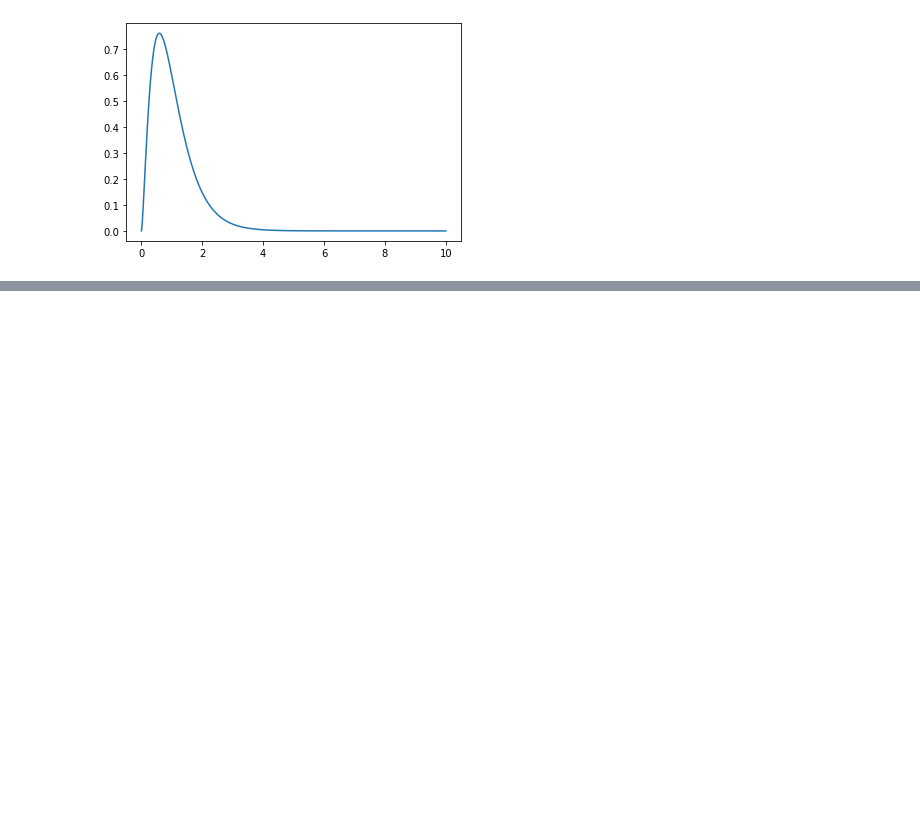
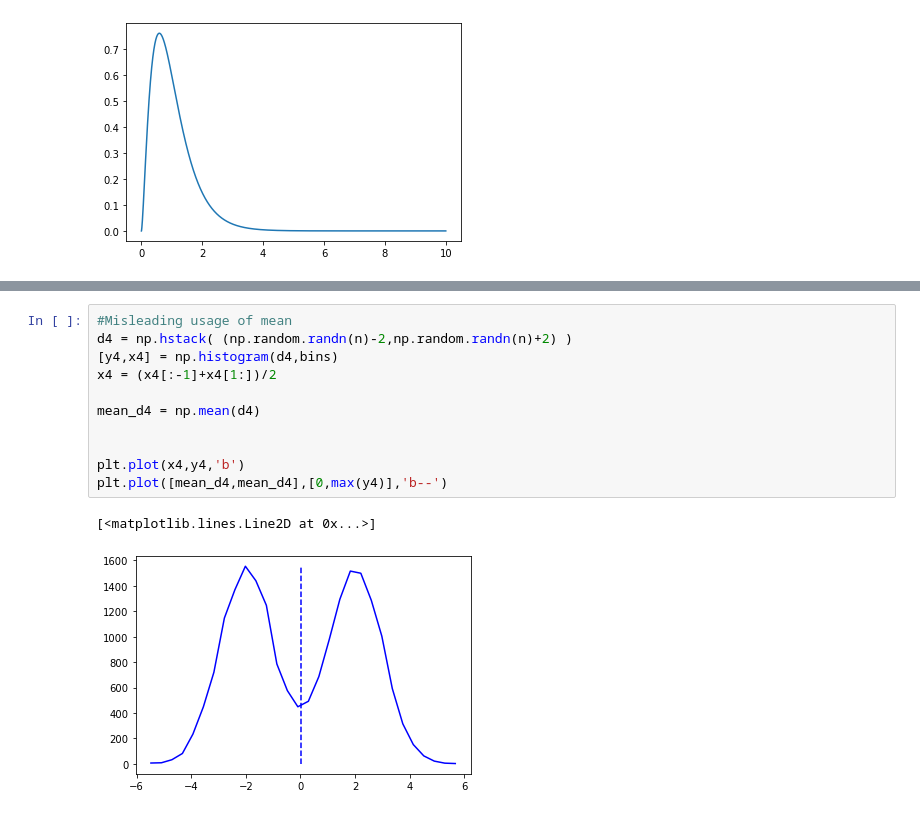
Before and after one commit to kelsklane/stat_practice, a Jupyter notebook: Practice_notebooks/Descriptive_Stats.ipynb, the cells around one changed output, grey strips where cells are left out. Saved outputs shown, nothing was run; the diff lists cells and outputs as text; blank space fills up the shorter version.

```diff
--- a/Practice_notebooks/Descriptive_Stats.ipynb
+++ b/Practice_notebooks/Descriptive_Stats.ipynb
@@ -123,0 +164,14 @@ plt.plot(x, dist);
+# %%
+#Misleading usage of mean
+d4 = np.hstack( (np.random.randn(n)-2,np.random.randn(n)+2) )
+[y4,x4] = np.histogram(d4,bins)
+x4 = (x4[:-1]+x4[1:])/2
+
+mean_d4 = np.mean(d4)
+
+
+plt.plot(x4,y4,'b')
+plt.plot([mean_d4,mean_d4],[0,max(y4)],'b--')
+# %% [output]
+[<matplotlib.lines.Line2D at 0x...>]
+[figure, added]
```
Also changed, not shown: parts of 10 cells of this notebook.
